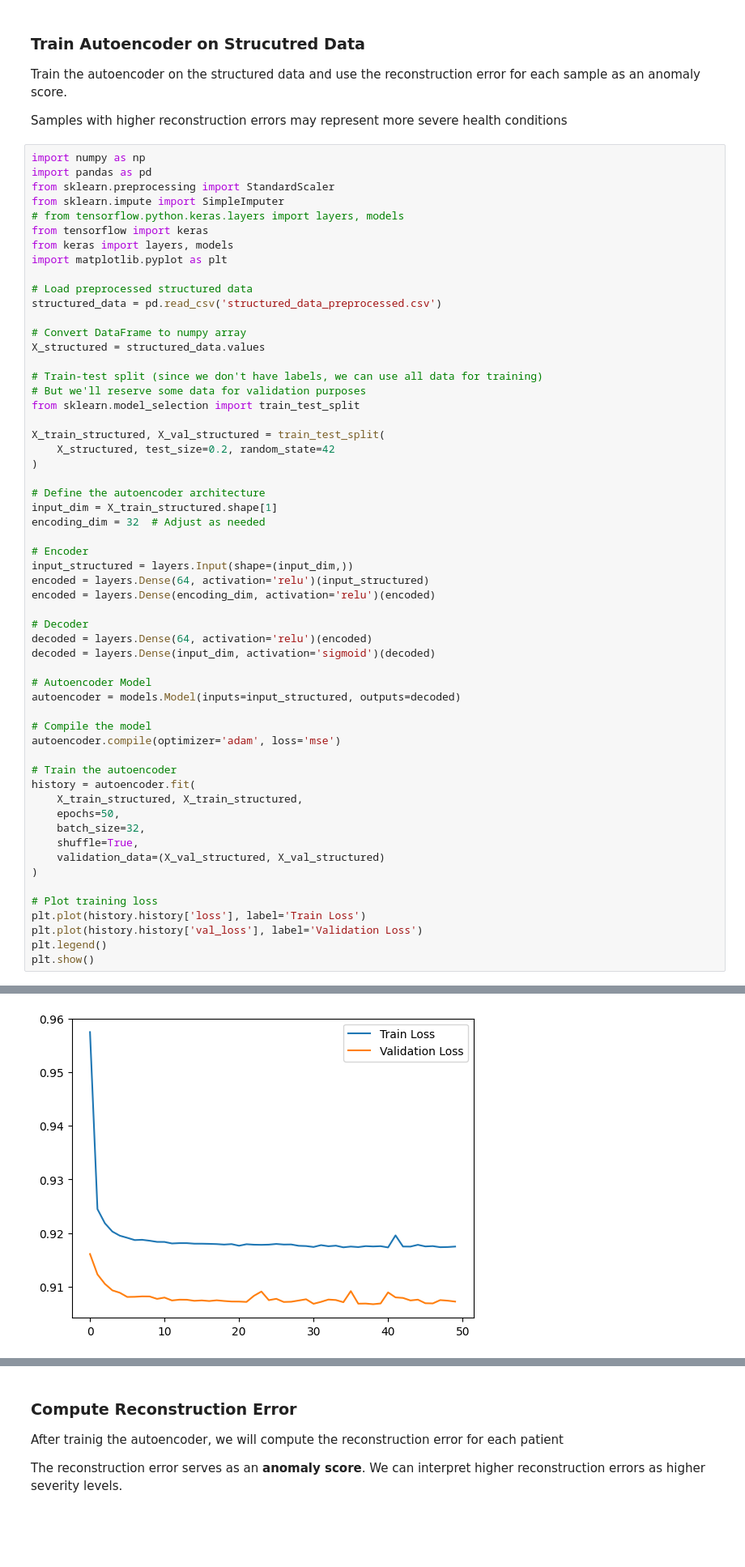
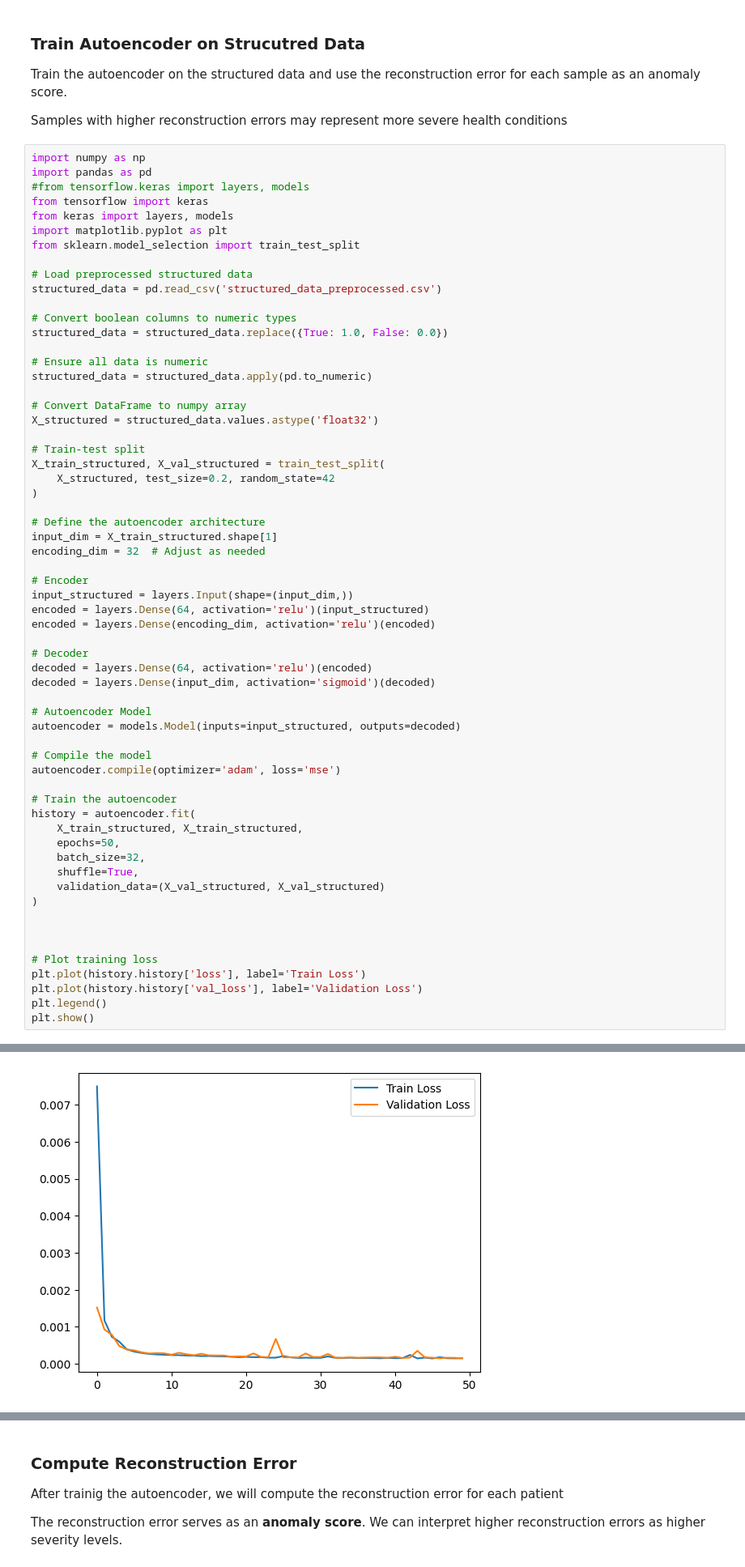
Before and after one commit to ImranBary/VITAI, a Jupyter notebook: main_model.ipynb, the cells around one changed output, grey strips where cells are left out. Shown at 81% size. Drawn from its saved outputs; the diff is of its cells as text; blank space fills up the shorter version.

Commit message:
Preprocess unstructured data and update file name in CSV export

```diff
--- a/main_model.ipynb
+++ b/main_model.ipynb
@@ -5,23 +5,25 @@
 # %%
 import numpy as np
 import pandas as pd
-from sklearn.preprocessing import StandardScaler
-from sklearn.impute import SimpleImputer
-# from tensorflow.python.keras.layers import layers, models
+#from tensorflow.keras import layers, models
 from tensorflow import keras
 from keras import layers, models
 import matplotlib.pyplot as plt
+from sklearn.model_selection import train_test_split
 
 # Load preprocessed structured data
 structured_data = pd.read_csv('structured_data_preprocessed.csv')
 
+# Convert boolean columns to numeric types
+structured_data = structured_data.replace({True: 1.0, False: 0.0})
+
+# Ensure all data is numeric
+structured_data = structured_data.apply(pd.to_numeric)
+
 # Convert DataFrame to numpy array
-X_structured = structured_data.values
+X_structured = structured_data.values.astype('float32')
 
-# Train-test split (since we don't have labels, we can use all data for training)
-# But we'll reserve some data for validation purposes
-from sklearn.model_selection import train_test_split
-
+# Train-test split
 X_train_structured, X_val_structured = train_test_split(
     X_structured, test_size=0.2, random_state=42
 )
@@ -54,6 +56,8 @@ history = autoencoder.fit(
     validation_data=(X_val_structured, X_val_structured)
 )
 
+
+
 # Plot training loss
 plt.plot(history.history['loss'], label='Train Loss')
 plt.plot(history.history['val_loss'], label='Validation Loss')
@@ -87 +91 @@ Epoch 50/50
-[figure, old version]
+[figure, new version]
```
Also changed, not shown: parts of 6 cells of this notebook, 5 other files.
